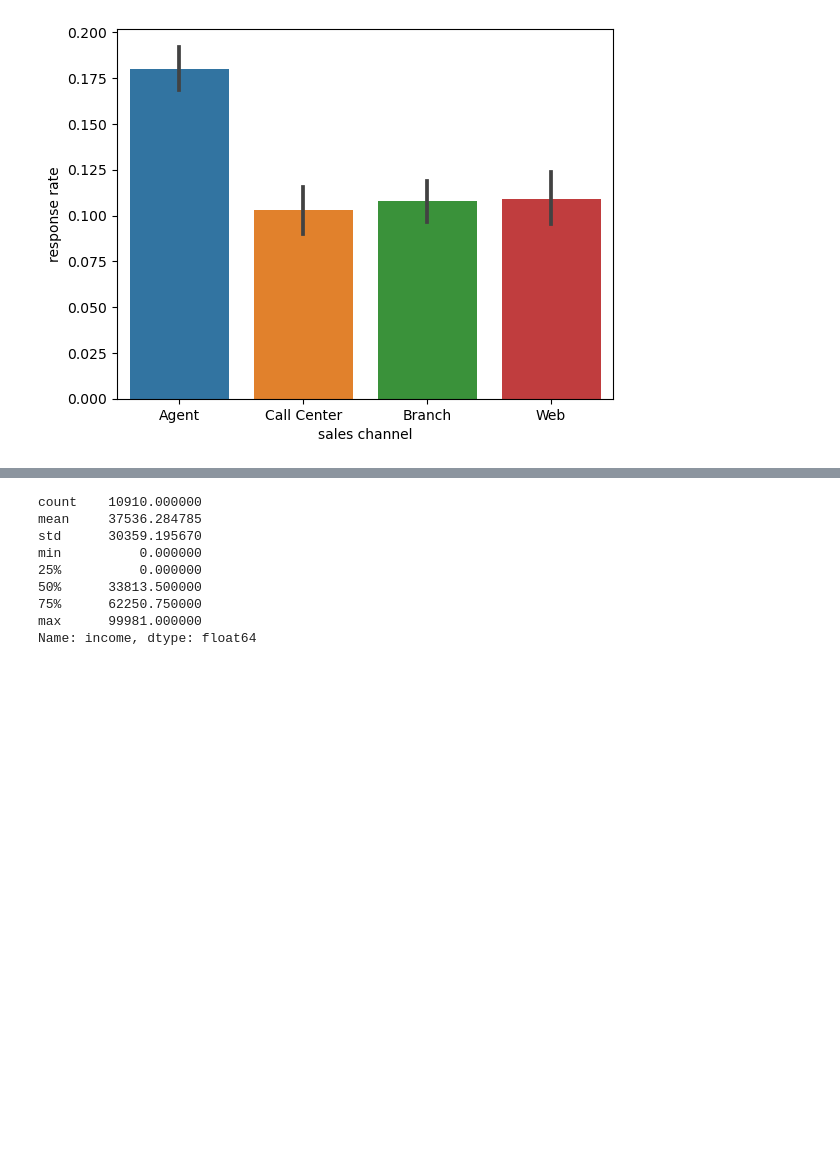
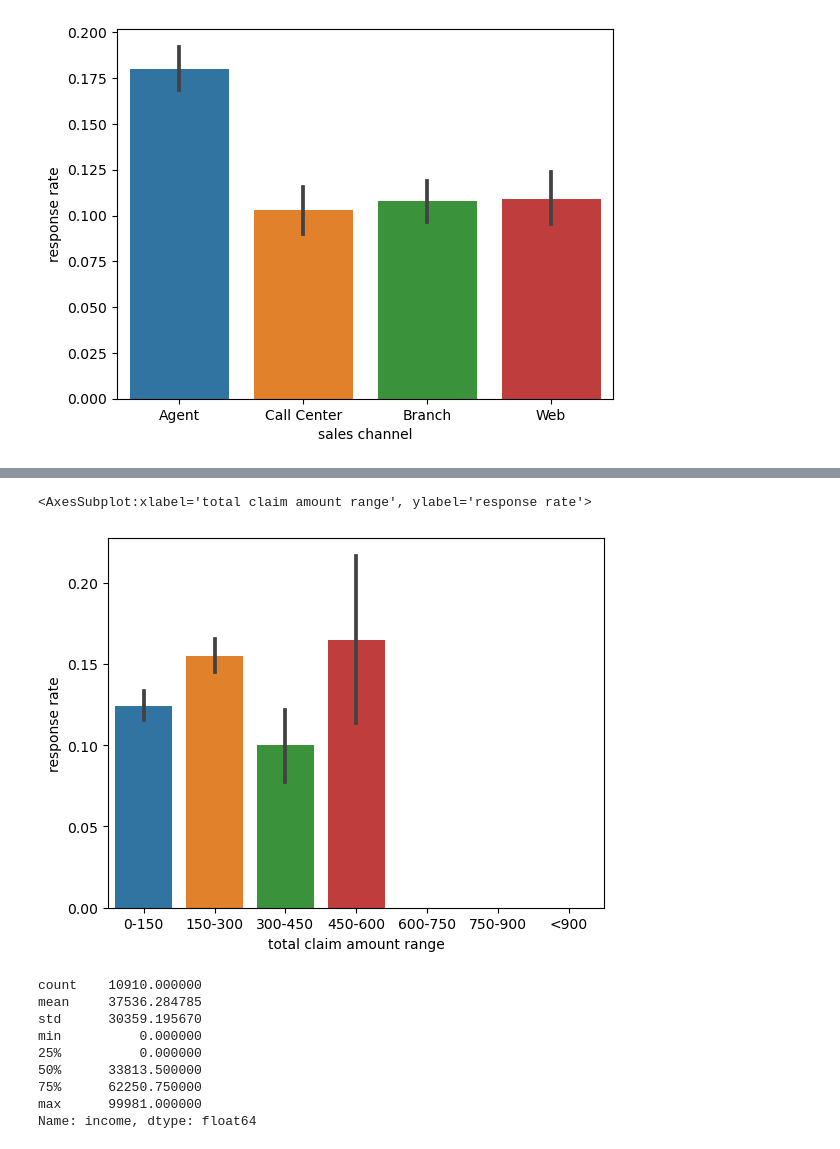
Before and after one commit to GorkaOu/lab-customer-analysis-round-2, a Jupyter notebook: files_for_lab/csv_files/Lab1 Round2.ipynb, the cells around one changed output, grey strips where cells are left out. Drawn from its saved outputs; the diff is of its cells as text; code cells hidden in the pictures; blank space fills up the shorter version.

```diff
--- a/files_for_lab/csv_files/Lab1 Round2.ipynb
+++ b/files_for_lab/csv_files/Lab1 Round2.ipynb
@@ -413,3 +439,8 @@ plt.show()
+# %%
+sns.barplot(x="total claim amount range", y="response rate", data=file1)
+# %% [output]
+<AxesSubplot:xlabel='total claim amount range', ylabel='response rate'>
+[figure, added]
 # %%
 # Show a plot of the response rate by income.
 file1["income"].describe()
```
Also changed, not shown: parts of 5 cells of this notebook.
